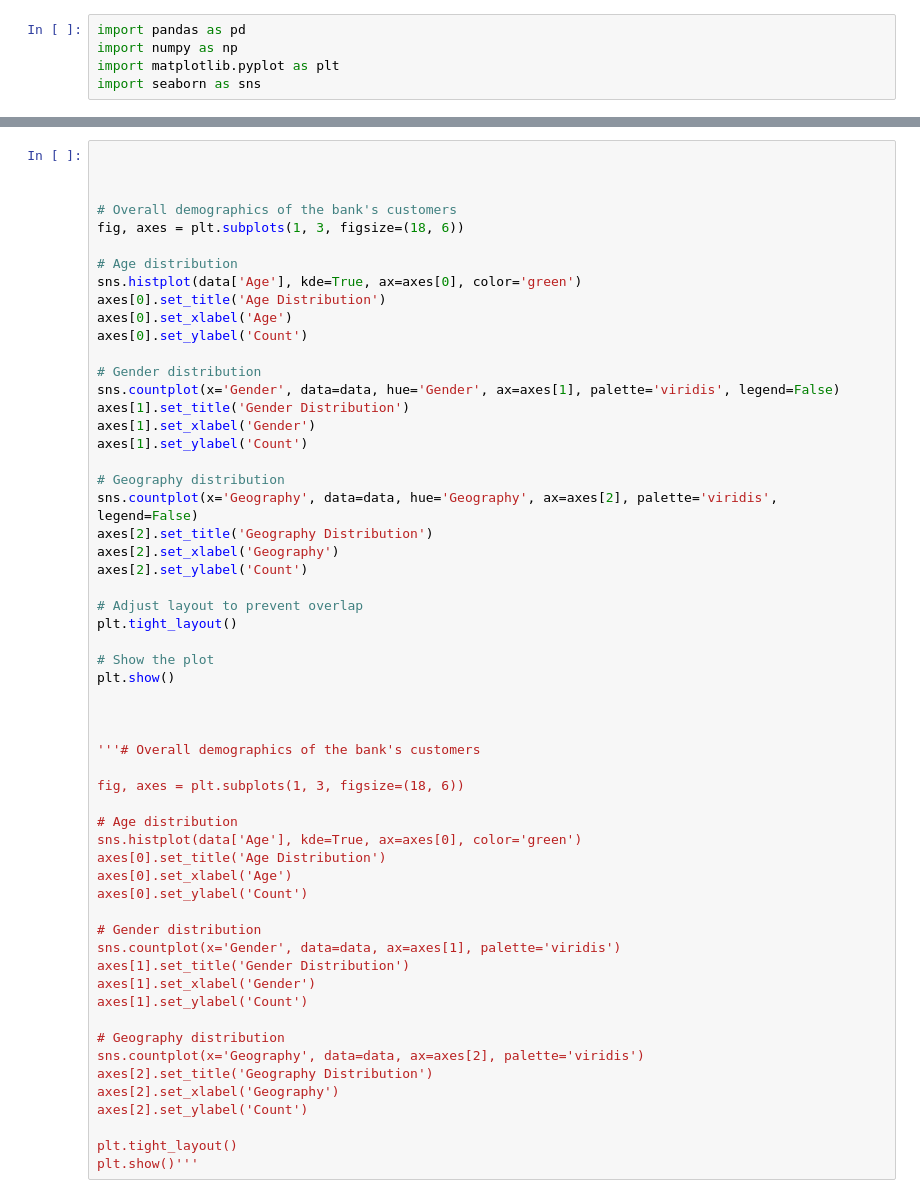
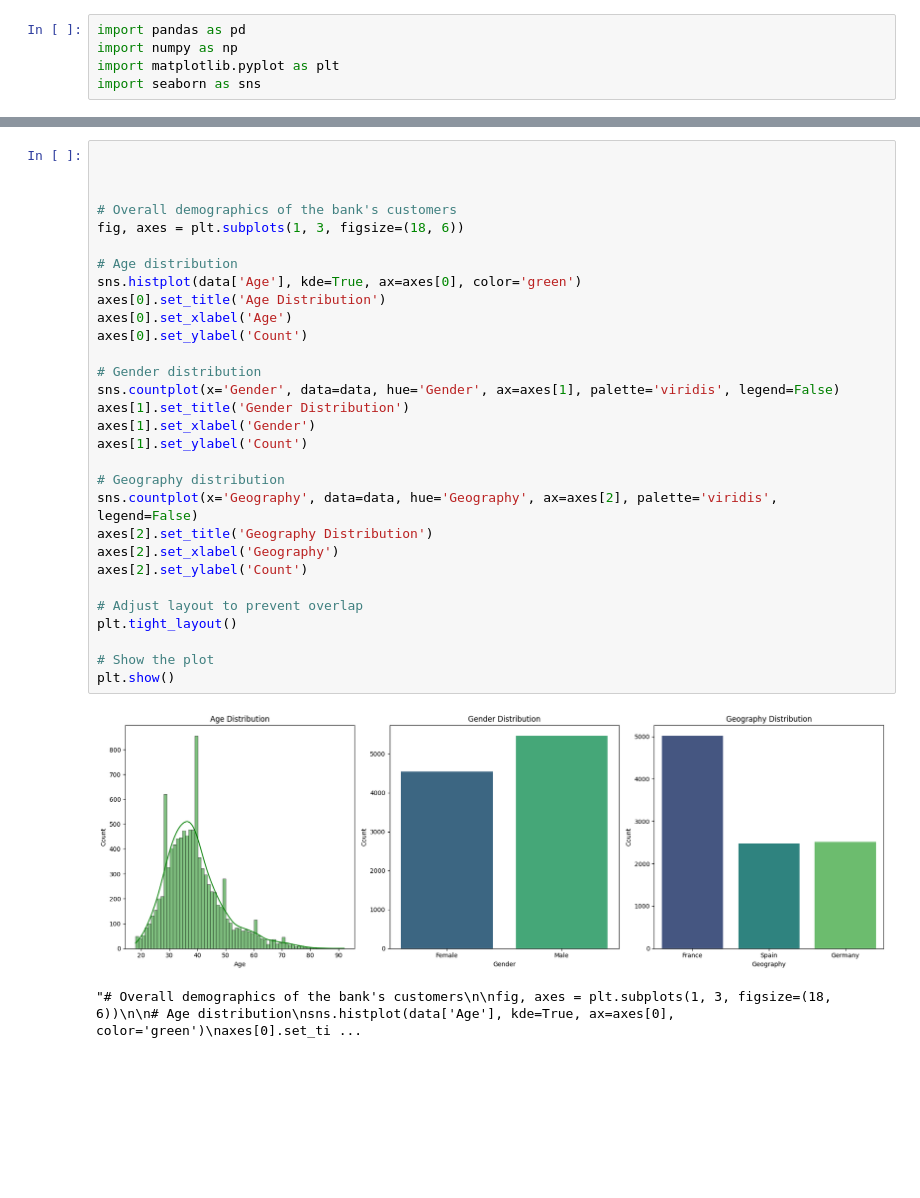
Before and after one commit to gathara66david/Exploratory-Data-Analysis-EDA-, a Jupyter notebook: explanatory_data_analysis.ipynb, the cells around one changed output, grey strips where cells are left out. Saved outputs shown, nothing was run; the diff lists cells and outputs as text; blank space fills up the shorter version.

Commit message:
Update explanatory_data_analysis

```diff
--- a/explanatory_data_analysis.ipynb
+++ b/explanatory_data_analysis.ipynb
@@ -55,60 +115,36 @@ plt.show()
 # %%
 
 
 
 # Overall demographics of the bank's customers
 fig, axes = plt.subplots(1, 3, figsize=(18, 6))
 
 # Age distribution
 sns.histplot(data['Age'], kde=True, ax=axes[0], color='green')
 axes[0].set_title('Age Distribution')
 axes[0].set_xlabel('Age')
 axes[0].set_ylabel('Count')
 
 # Gender distribution
 sns.countplot(x='Gender', data=data, hue='Gender', ax=axes[1], palette='viridis', legend=False)
 axes[1].set_title('Gender Distribution')
 axes[1].set_xlabel('Gender')
 axes[1].set_ylabel('Count')
 
 # Geography distribution
 sns.countplot(x='Geography', data=data, hue='Geography', ax=axes[2], palette='viridis', legend=False)
 axes[2].set_title('Geography Distribution')
 axes[2].set_xlabel('Geography')
 axes[2].set_ylabel('Count')
 
 # Adjust layout to prevent overlap
 plt.tight_layout()
 
 # Show the plot
 plt.show()
-
-
-
-'''# Overall demographics of the bank's customers
-
-fig, axes = plt.subplots(1, 3, figsize=(18, 6))
-
-# Age distribution
-sns.histplot(data['Age'], kde=True, ax=axes[0], color='green')
-axes[0].set_title('Age Distribution')
-axes[0].set_xlabel('Age')
-axes[0].set_ylabel('Count')
-
-# Gender distribution
-sns.countplot(x='Gender', data=data, ax=axes[1], palette='viridis')
-axes[1].set_title('Gender Distribution')
-axes[1].set_xlabel('Gender')
-axes[1].set_ylabel('Count')
-
-# Geography distribution
-sns.countplot(x='Geography', data=data, ax=axes[2], palette='viridis')
-axes[2].set_title('Geography Distribution')
-axes[2].set_xlabel('Geography')
-axes[2].set_ylabel('Count')
-
-plt.tight_layout()
-plt.show()'''
+# %% [output]
+[figure, added]
+"# Overall demographics of the bank's customers\n\nfig, axes = plt.subplots(1, 3, figsize=(18, 6))\n\n# Age distribution\nsns.histplot(data['Age'], kde=True, ax=axes[0], color='green')\naxes[0].set_ti ...
 # %%
 # Group data by Geography and calculate the mean for numeric columns
 numeric_columns = data.select_dtypes(include=[np.number]).columns
```
Also changed, not shown: parts of 8 cells of this notebook.
